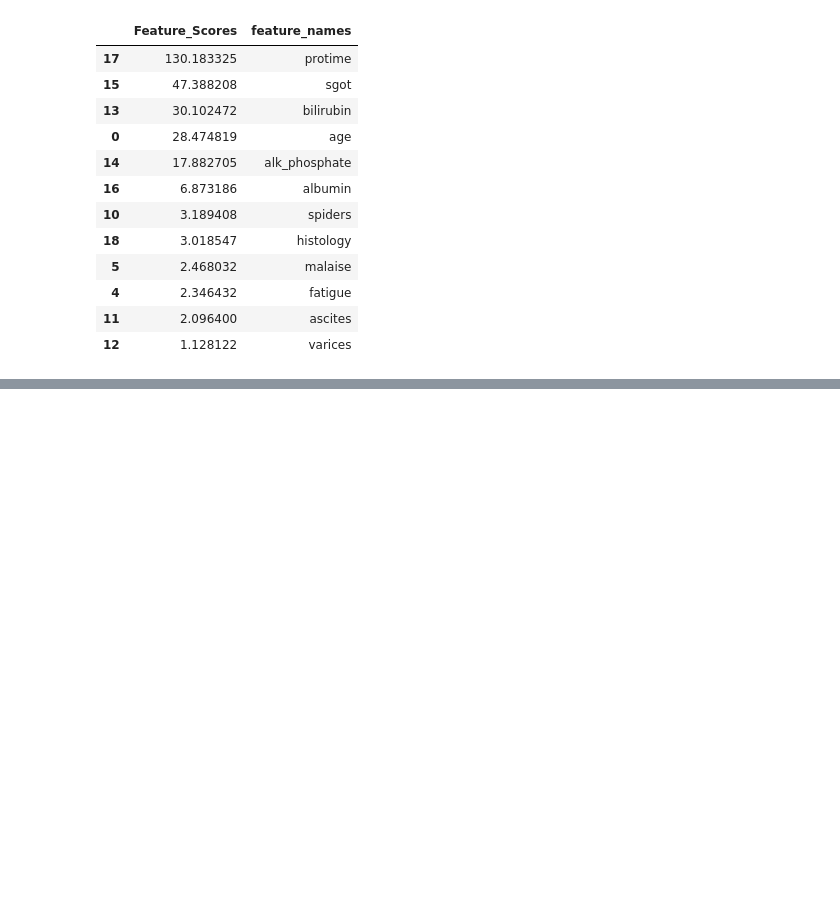
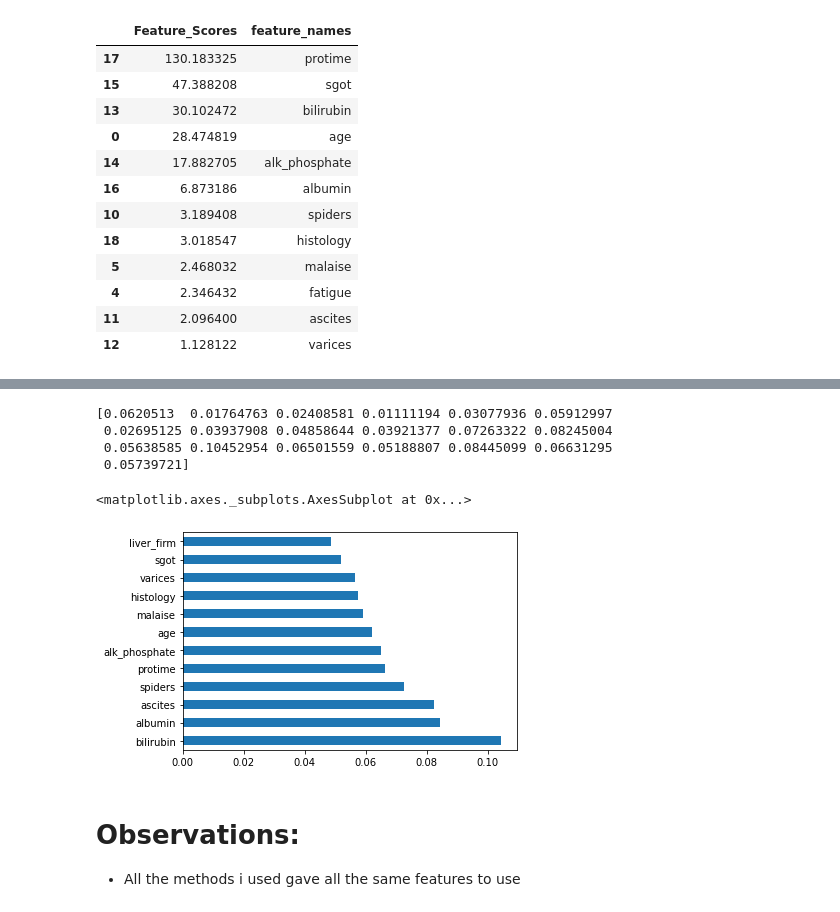
Before and after one commit to code-JOA/Predicting_Hepatitis_Mortality_Rate, a Jupyter notebook: Hepatitis_Mortality_Prediction.ipynb, the cells around one changed output, grey strips where cells are left out. Cells and saved outputs as stored; diff of their text form; code cells hidden in the pictures; blank space fills up the shorter version.

```diff
--- a/Hepatitis_Mortality_Prediction.ipynb
+++ b/Hepatitis_Mortality_Prediction.ipynb
@@ -614,0 +661,3 @@ from sklearn.feature_selection import RFE
+# %%
+et_clf = ExtraTreesClassifier()
+et_clf.fit(X,y)
@@ -614,0 +673,18 @@ from sklearn.feature_selection import RFE
+# %%
+# print Important
+print(et_clf.feature_importances_)
+# %% [output]
+[0.0620513  0.01764763 0.02408581 0.01111194 0.03077936 0.05912997
+ 0.02695125 0.03937908 0.04858644 0.03921377 0.07263322 0.08245004
+ 0.05638585 0.10452954 0.06501559 0.05188807 0.08445099 0.06631295
+ 0.05739721]
+# %%
+feature_importance_df = pd.Series(et_clf.feature_importances_ , index=X.columns)
+# %%
+feature_importance_df.nlargest(12).plot(kind='barh')
+# %% [output]
+<matplotlib.axes._subplots.AxesSubplot at 0x...>
+[figure, added]
+# %% [markdown]
+# Observations:
+- All the methods i used gave all the same features to use
```
Also changed, not shown: parts of 17 cells of this notebook.
